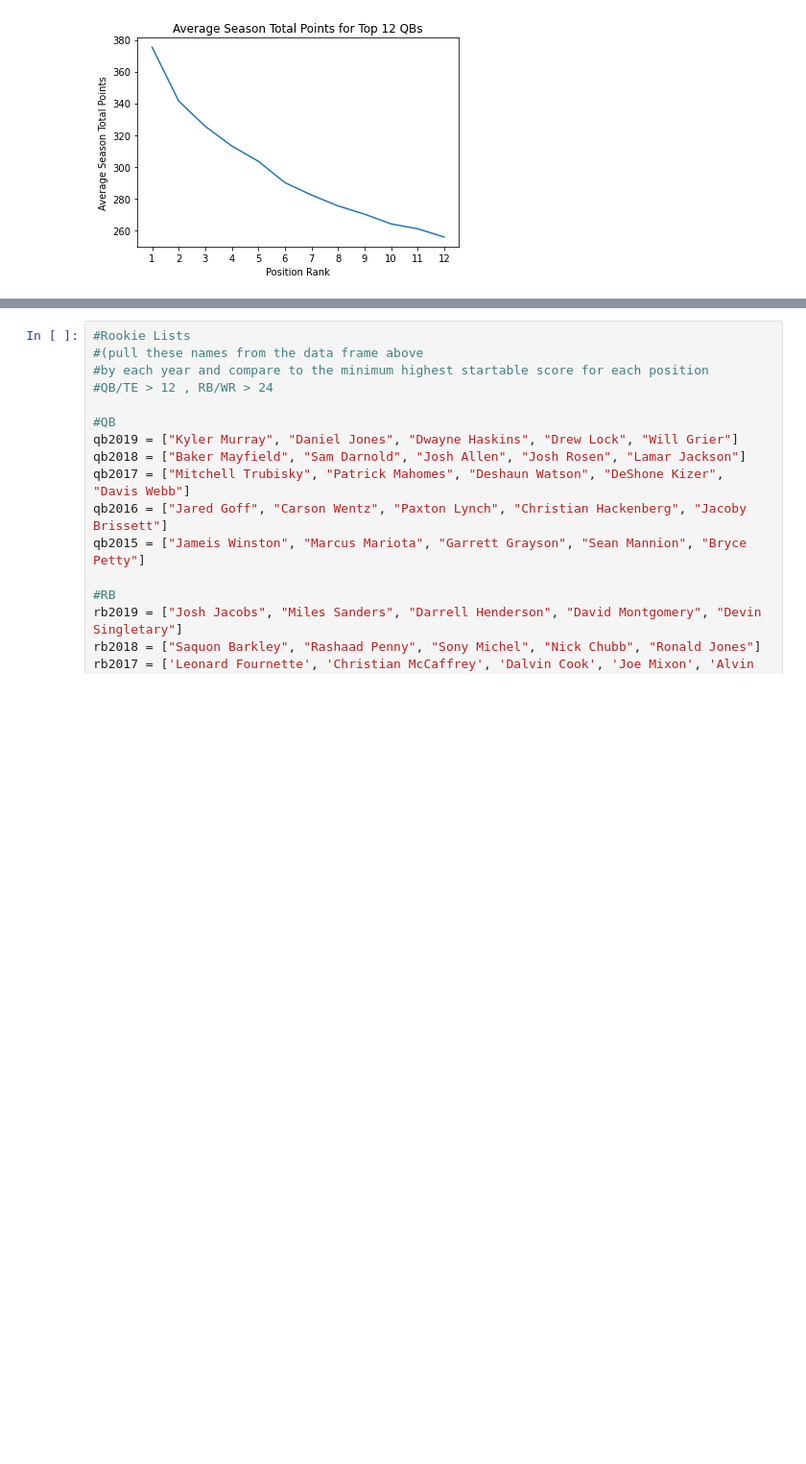
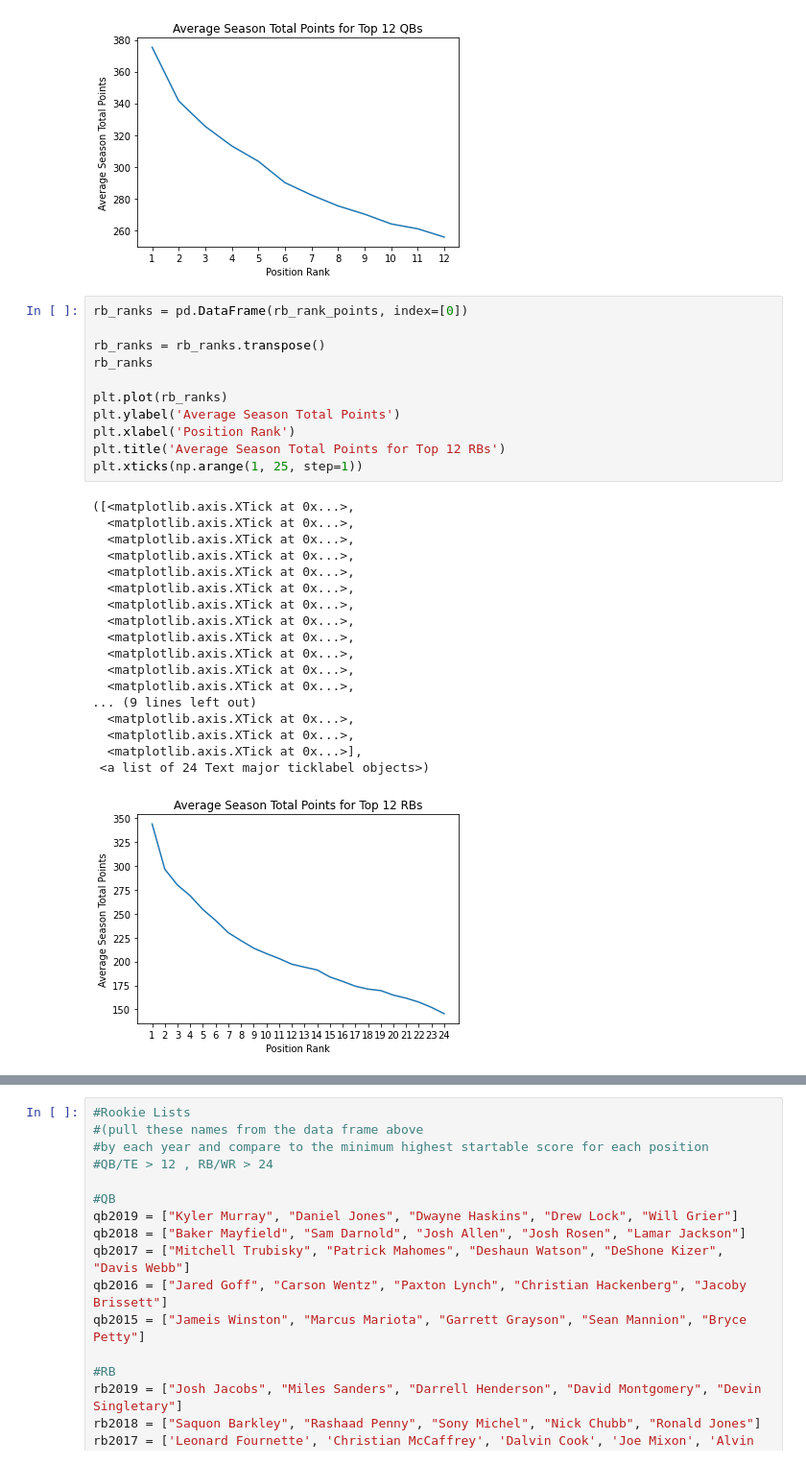
Before and after one commit to hathawayryan/project_one, a Jupyter notebook: main.ipynb, the cells around one changed output, grey strips where cells are left out. Shown at 96% size. Cells and saved outputs as stored; diff of their text form; blank space fills up the shorter version.

Commit message:
Adding visualizatios for RB ranks, WR ranks, TE ranks for  question one

```diff
--- a/main.ipynb
+++ b/main.ipynb
@@ -224,3 +224,33 @@ plt.xticks(np.arange(1, 13, step=1))
   <matplotlib.axis.XTick at 0x...>],
  <a list of 12 Text major ticklabel objects>)
 [figure]
+# %%
+rb_ranks = pd.DataFrame(rb_rank_points, index=[0])
+
+rb_ranks = rb_ranks.transpose()
+rb_ranks
+
+plt.plot(rb_ranks)
+plt.ylabel('Average Season Total Points')
+plt.xlabel('Position Rank')
+plt.title('Average Season Total Points for Top 12 RBs')
+plt.xticks(np.arange(1, 25, step=1))
+# %% [output]
+([<matplotlib.axis.XTick at 0x...>,
+  <matplotlib.axis.XTick at 0x...>,
+  <matplotlib.axis.XTick at 0x...>,
+  <matplotlib.axis.XTick at 0x...>,
+  <matplotlib.axis.XTick at 0x...>,
+  <matplotlib.axis.XTick at 0x...>,
+  <matplotlib.axis.XTick at 0x...>,
+  <matplotlib.axis.XTick at 0x...>,
+  <matplotlib.axis.XTick at 0x...>,
+  <matplotlib.axis.XTick at 0x...>,
+  <matplotlib.axis.XTick at 0x...>,
+  <matplotlib.axis.XTick at 0x...>,
+... (9 lines left out)
+  <matplotlib.axis.XTick at 0x...>,
+  <matplotlib.axis.XTick at 0x...>,
+  <matplotlib.axis.XTick at 0x...>],
+ <a list of 24 Text major ticklabel objects>)
+[figure, added]
```
Also changed, not shown: parts of 1 cell of this notebook.
